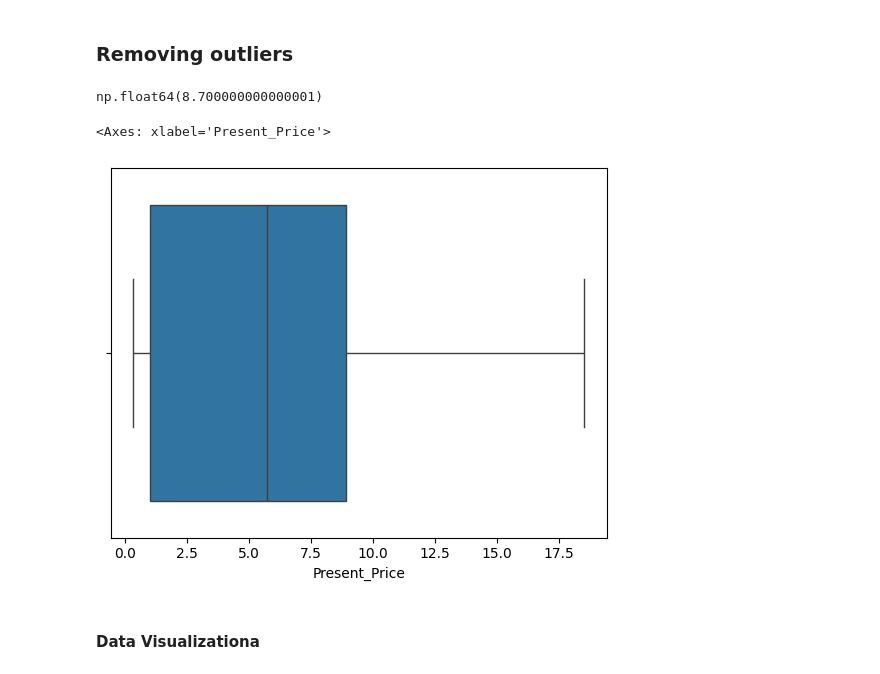
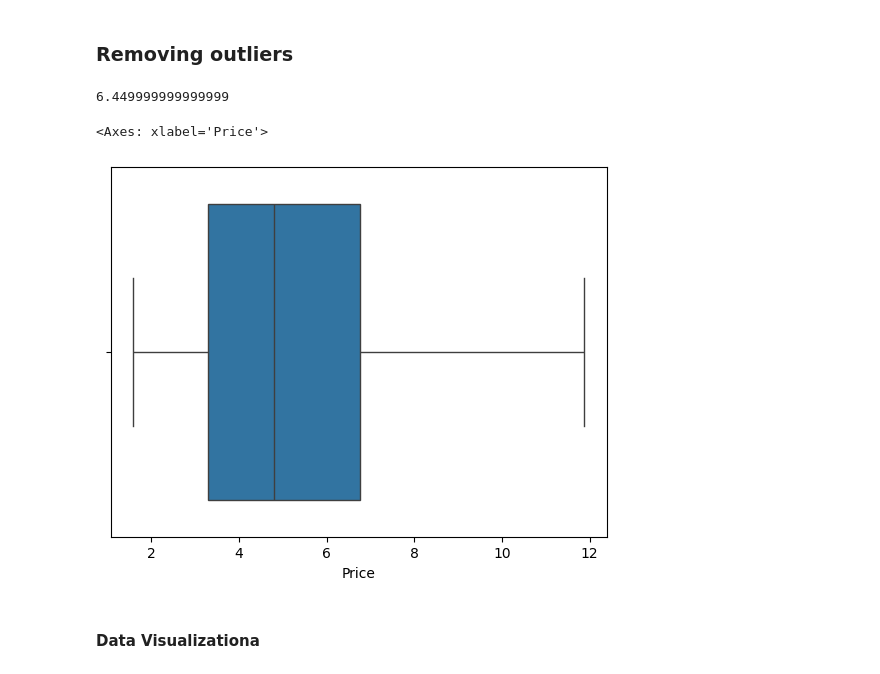
Before and after one commit to Levice085/sankyana_scripts, a Jupyter notebook: Exploratory Data Anaylsis (1) (1).ipynb, the cells around one changed output. Cells and saved outputs as stored; diff of their text form; code cells hidden in the pictures.

```diff
--- a/Exploratory Data Anaylsis (1) (1).ipynb
+++ b/Exploratory Data Anaylsis (1) (1).ipynb
@@ -125,6 +128,6 @@ data1 = data.drop(3, axis = 0)
 # %% [markdown]
 ### Renaming a column
 # %%
-car_data= pd.read_csv(r"E:\Sankhyana Training\Datasets\car data.csv")
+car_data= pd.read_csv(r"C:\Users\hp\Desktop\5.1\sankyana\Datasets\used_cars_data.csv")
 car_data.head()
 # %% [output]
@@ -163,28 +166,28 @@ sns.boxplot(x = car_data ['Present_Price'])
 ### Removing outliers
 # %%
 # calculating the upper quantile and the lower quantile
-Q1 = car_data['Present_Price'].quantile(0.25)
-Q3 = car_data['Present_Price'].quantile(0.75)
+Q1 = car_data['Price'].quantile(0.25)
+Q3 = car_data['Price'].quantile(0.75)
 
 # calculating the Interquantile Range
 IQR = Q3-Q1
 IQR
 # %% [output]
-np.float64(8.700000000000001)
+6.449999999999999
 # %%
 #Defining the lower bound annd the upper bound
 
-lower_bound = Q1-1*IQR
-upper_bound = Q3 +1 *IQR
+lower_bound = Q1-0.3*IQR
+upper_bound = Q3 +0.3 *IQR
 
 # Filterig the outliers
-car_data2 = car_data[(car_data['Present_Price']>=lower_bound) & (car_data['Present_Price'] <=upper_bound) ]
+car_data2 = car_data[(car_data['Price']>=lower_bound) & (car_data['Price'] <=upper_bound) ]
 # %%
 # visualizing the selling price column to check for outliers
-sns.boxplot(x = car_data2 ['Present_Price'])
+sns.boxplot(x = car_data2 ['Price'])
 # %% [output]
-<Axes: xlabel='Present_Price'>
+<Axes: xlabel='Price'>
-[figure, old version]
+[figure, new version]
 # %% [markdown]
 #### Data Visualizationa
 # %%
```
Also changed, not shown: parts of 18 cells of this notebook, 4 other files.
